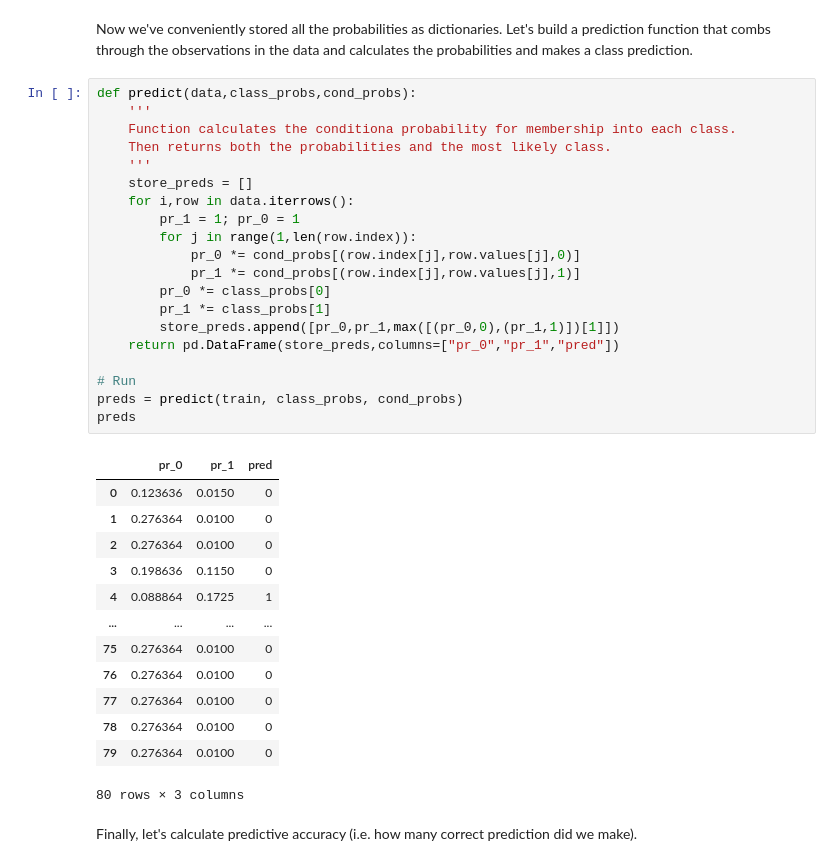
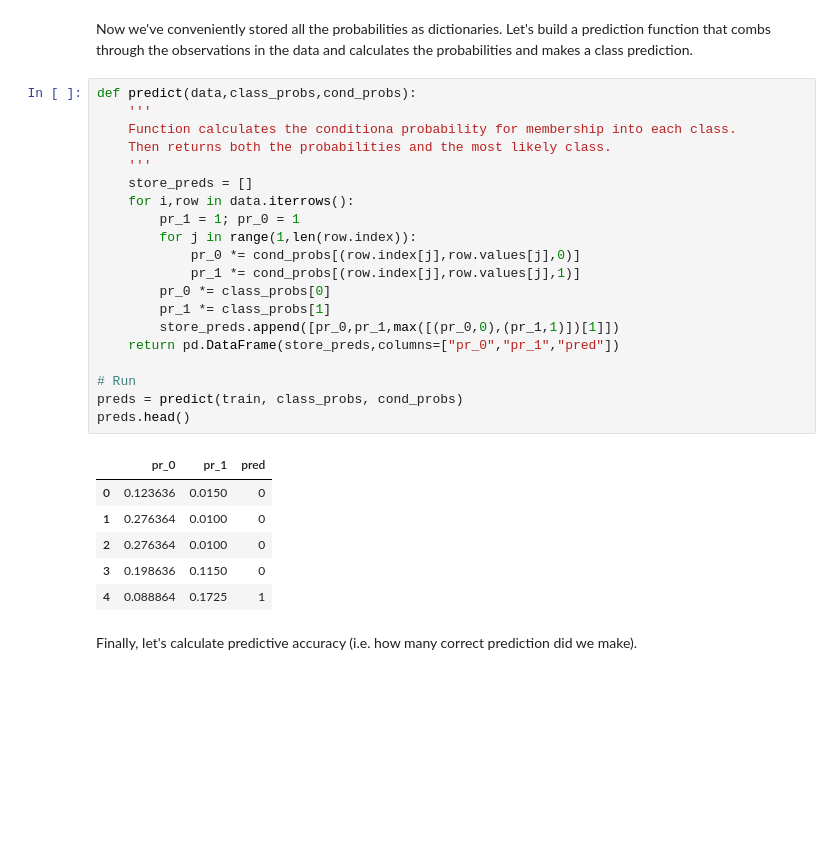
Before and after one commit to edunford/ppol564-old, a Jupyter notebook: lectures/lecture_24/lecture_24-bayes.ipynb, the cells around one changed output. Drawn from its saved outputs; the diff is of its cells as text; blank space fills up the shorter version.

```diff
--- a/lectures/lecture_24/lecture_24-bayes.ipynb
+++ b/lectures/lecture_24/lecture_24-bayes.ipynb
@@ -470,37 +470,30 @@ Now we've conveniently stored all the probabilities as dictionaries. Let's build
 # %%
 def predict(data,class_probs,cond_probs):
     '''
     Function calculates the conditiona probability for membership into each class.
     Then returns both the probabilities and the most likely class.
     '''
     store_preds = []
     for i,row in data.iterrows():
         pr_1 = 1; pr_0 = 1
         for j in range(1,len(row.index)):
             pr_0 *= cond_probs[(row.index[j],row.values[j],0)]
             pr_1 *= cond_probs[(row.index[j],row.values[j],1)]
         pr_0 *= class_probs[0]
         pr_1 *= class_probs[1]
         store_preds.append([pr_0,pr_1,max([(pr_0,0),(pr_1,1)])[1]])
     return pd.DataFrame(store_preds,columns=["pr_0","pr_1","pred"])
 
 # Run
 preds = predict(train, class_probs, cond_probs)
-preds
+preds.head()
 # %% [output]
 |  | pr_0 | pr_1 | pred |
 | 0 | 0.123636 | 0.0150 | 0 |
 | 1 | 0.276364 | 0.0100 | 0 |
 | 2 | 0.276364 | 0.0100 | 0 |
 | 3 | 0.198636 | 0.1150 | 0 |
 | 4 | 0.088864 | 0.1725 | 1 |
-| ... | ... | ... | ... |
-| 75 | 0.276364 | 0.0100 | 0 |
-| 76 | 0.276364 | 0.0100 | 0 |
-| 77 | 0.276364 | 0.0100 | 0 |
-| 78 | 0.276364 | 0.0100 | 0 |
-| 79 | 0.276364 | 0.0100 | 0 |
-80 rows × 3 columns
 # %% [markdown]
 Finally, let's calculate predictive accuracy (i.e. how many correct prediction did we make).
 # %%
```
Also changed, not shown: parts of 2 cells of this notebook, 11 other files.
